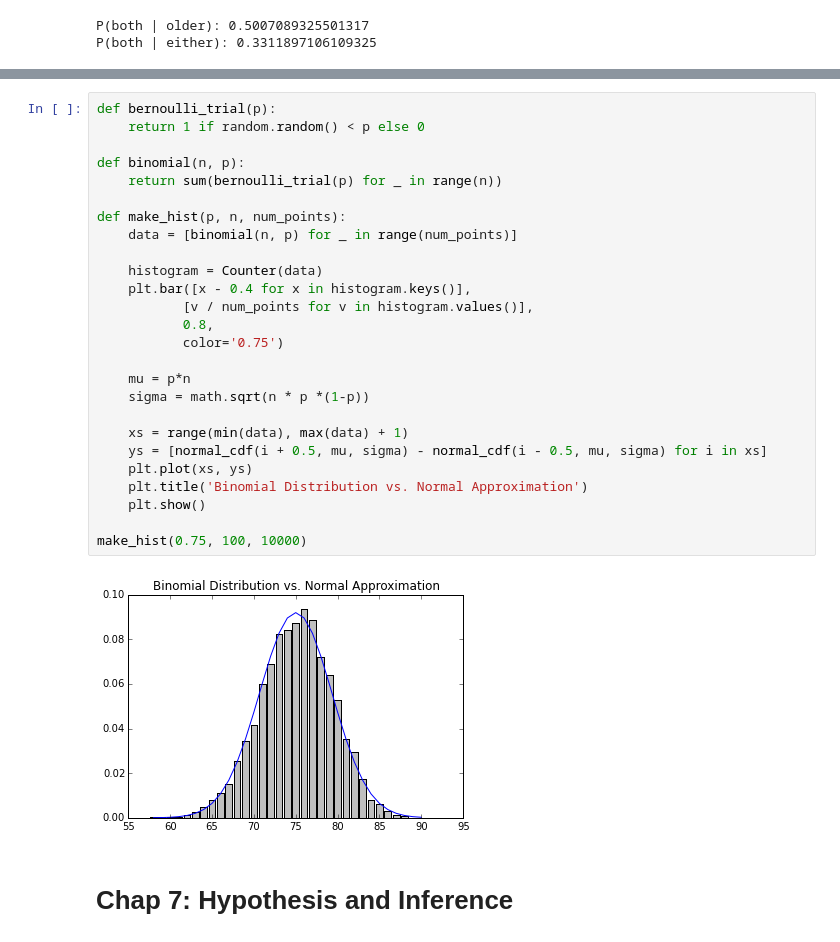
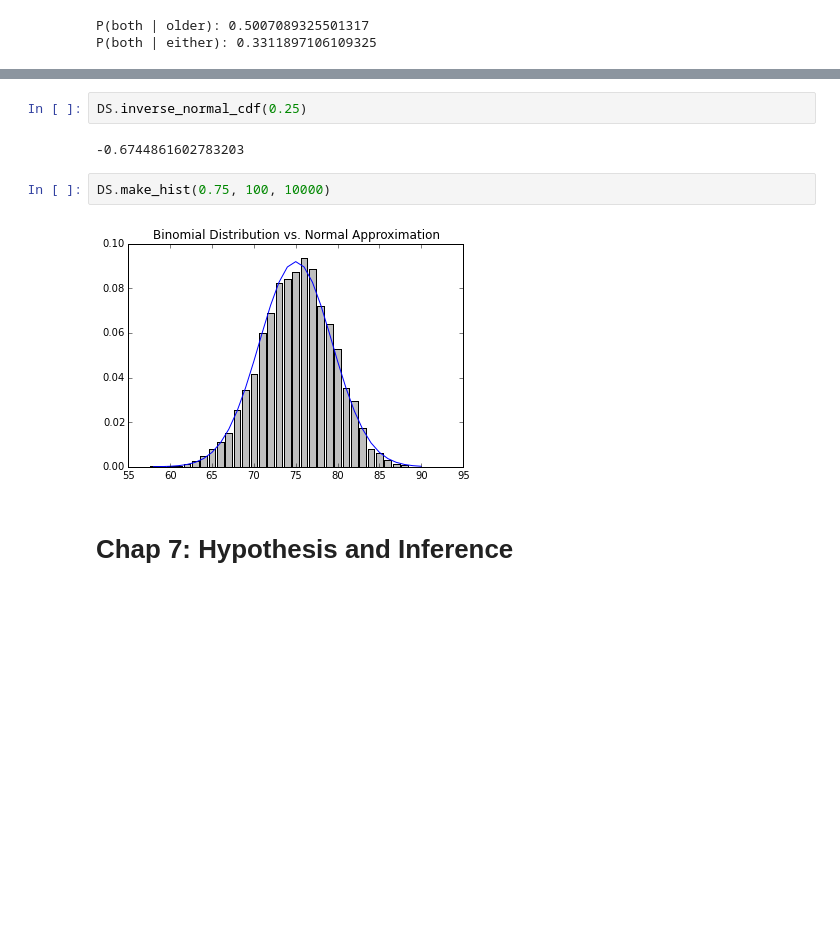
Before and after one commit to MRossol/Python_and_Data-Science, a Jupyter notebook: Data Science from Scratch.ipynb, the cells around one changed output, grey strips where cells are left out. Drawn from its saved outputs; the diff is of its cells as text; blank space fills up the shorter version.

```diff
--- a/Data Science from Scratch.ipynb
+++ b/Data Science from Scratch.ipynb
@@ -403,30 +225,10 @@ inverse_normal_cdf(0.25)
-# %%
-def bernoulli_trial(p):
-    return 1 if random.random() < p else 0
-
-def binomial(n, p):
-    return sum(bernoulli_trial(p) for _ in range(n))
-
-def make_hist(p, n, num_points):
-    data = [binomial(n, p) for _ in range(num_points)]
-
-    histogram = Counter(data)
-    plt.bar([x - 0.4 for x in histogram.keys()],
-           [v / num_points for v in histogram.values()],
-           0.8,
-           color='0.75')
-
-    mu = p*n
-    sigma = math.sqrt(n * p *(1-p))
-
-    xs = range(min(data), max(data) + 1)
-    ys = [normal_cdf(i + 0.5, mu, sigma) - normal_cdf(i - 0.5, mu, sigma) for i in xs]
-    plt.plot(xs, ys)
-    plt.title('Binomial Distribution vs. Normal Approximation')
-    plt.show()
-
-make_hist(0.75, 100, 10000)
-# %% [output]
-[figure, removed]
+# %%
+DS.inverse_normal_cdf(0.25)
+# %% [output]
+-0.6744861602783203
+# %%
+DS.make_hist(0.75, 100, 10000)
+# %% [output]
+[figure, added]
 # %% [markdown]
 # Chap 7: Hypothesis and Inference
```
Also changed, not shown: parts of 38 cells of this notebook, 6 other files.
